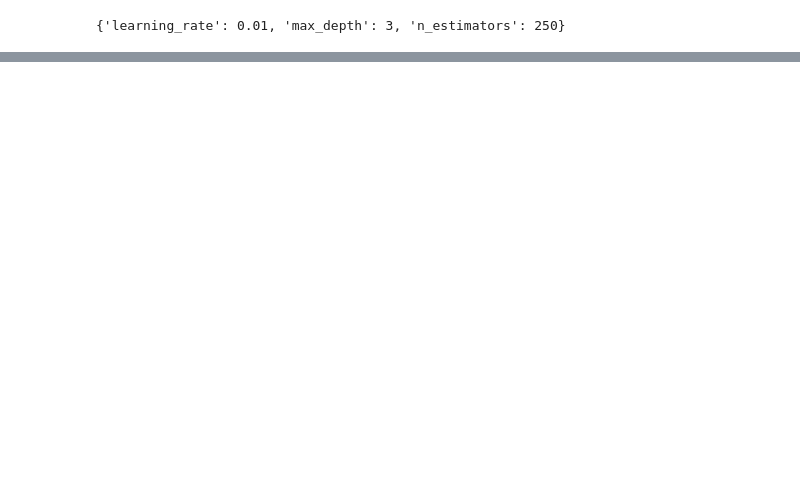
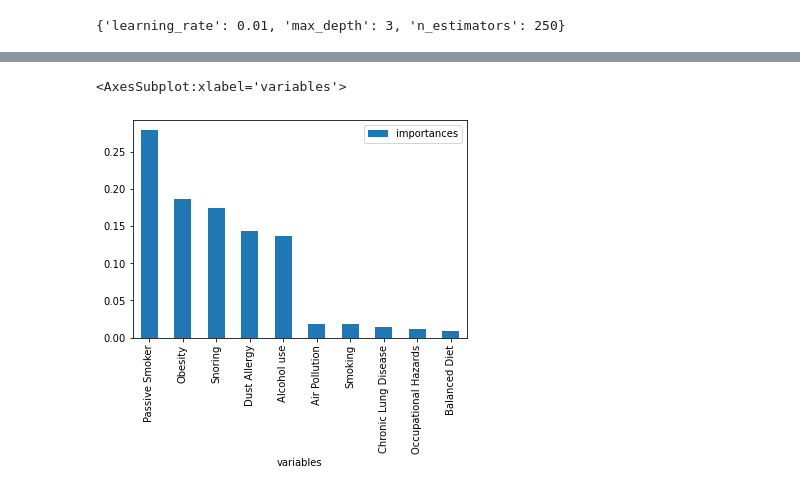
Before and after one commit to joontaka/Springboard, a Jupyter notebook: Assignments/CapstoneTwo/CapstoneTwo-Part4-Modeling.ipynb, the cells around one changed output, grey strips where cells are left out. Cells and saved outputs as stored; diff of their text form; code cells hidden in the pictures; blank space fills up the shorter version.

```diff
--- a/Assignments/CapstoneTwo/CapstoneTwo-Part4-Modeling.ipynb
+++ b/Assignments/CapstoneTwo/CapstoneTwo-Part4-Modeling.ipynb
@@ -256,5 +314,5 @@ grid_gb.best_params_
 # fitting and predicting with hyperparameters that were optimized
 
 gb_model2 = GradientBoostingClassifier(random_state=0, learning_rate = 0.01, max_depth = 3, n_estimators = 250)
-gb_model2.fit(X_train, y_train)
+gb_model2.fit(X_train_sc, y_train)
 y_gb = gb_model2.predict(X_test_sc)
@@ -294,0 +348,7 @@ array([1, 1, 1, 1, 1, 1, 1, 1, 1, 1, 1, 1, 1, 1, 1, 1, 1, 1, 1, 1, 1, 1,
+# %%
+# plot Top 10 features
+
+feature_importance(gb_model2, X_test, top=10)
+# %% [output]
+<AxesSubplot:xlabel='variables'>
+[figure, added]
```
Also changed, not shown: parts of 27 cells of this notebook.
